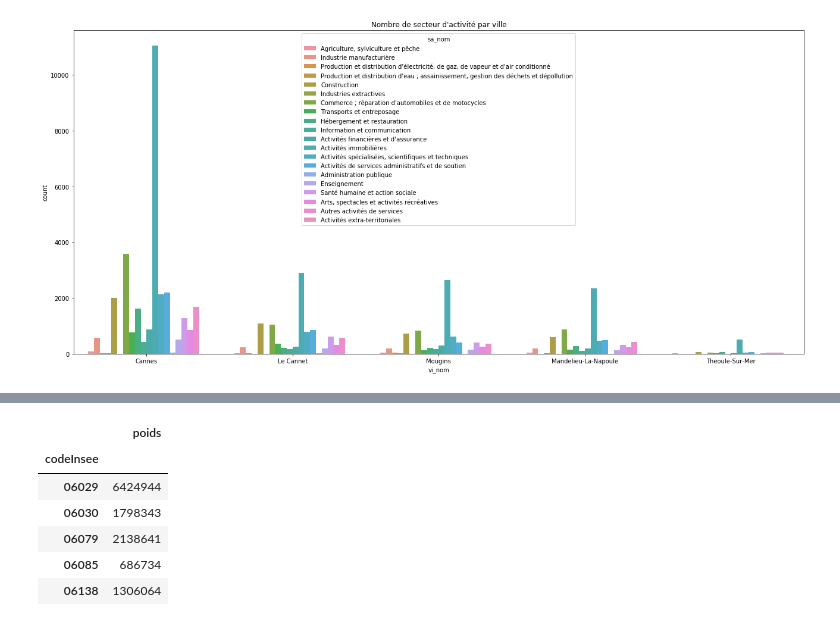
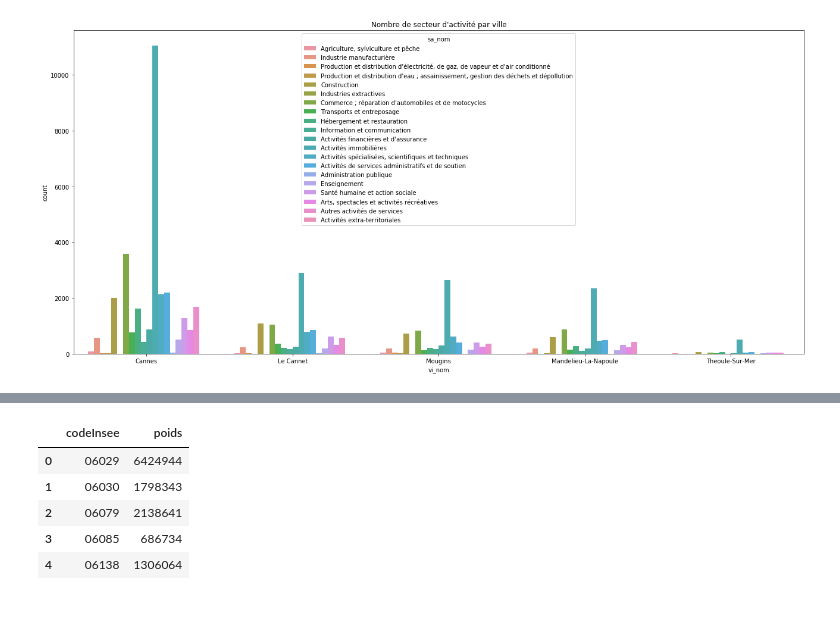
Before and after one commit to niryras/Cliink_Equipe2, a Jupyter notebook: jupyter/Data Visualisation.ipynb, the cells around one changed output, grey strips where cells are left out. Saved outputs shown, nothing was run; the diff lists cells and outputs as text; code cells hidden in the pictures.

```diff
--- a/jupyter/Data Visualisation.ipynb
+++ b/jupyter/Data Visualisation.ipynb
@@ -220,6 +220,6 @@ FROM collecte
 INNER JOIN collecteur ON collecte.poids = collecteur.objectid;
 """
 
-data_collecteur = pd.read_sql(requete, engine).groupby("codeInsee").sum()
+data_collecteur = pd.read_sql(requete, engine).groupby("codeInsee").sum().reset_index()
 data_collecteur
 # %% [output]
@@ -237,9 +237,8 @@ INNER JOIN collecteur ON collecte.poids = collecteur.objectid;
-|  | poids |
-| codeInsee |  |
-| 06029 | 6424944 |
-| 06030 | 1798343 |
-| 06079 | 2138641 |
-| 06085 | 686734 |
-| 06138 | 1306064 |
+|  | codeInsee | poids |
+| 0 | 06029 | 6424944 |
+| 1 | 06030 | 1798343 |
+| 2 | 06079 | 2138641 |
+| 3 | 06085 | 686734 |
+| 4 | 06138 | 1306064 |
 # %%
 #Diagramme à barre présentant le poids des collecteurs par ville
```
Also changed, not shown: parts of 18 cells of this notebook, 12 other files.
